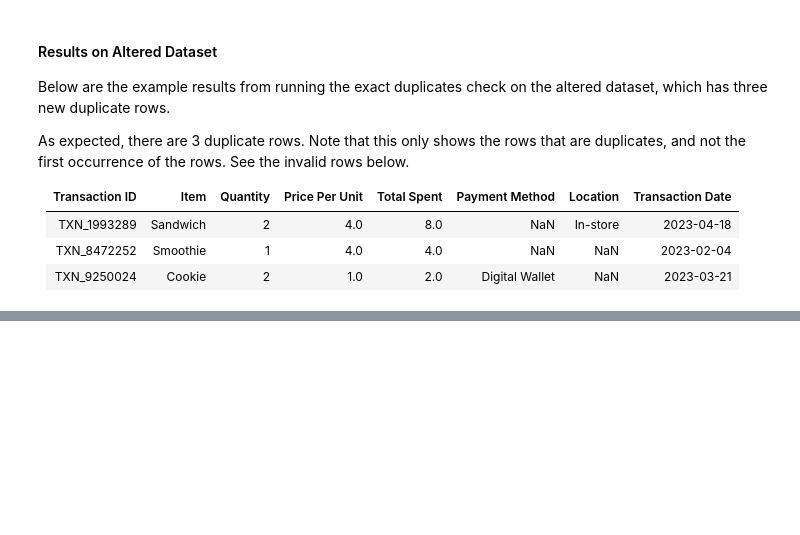
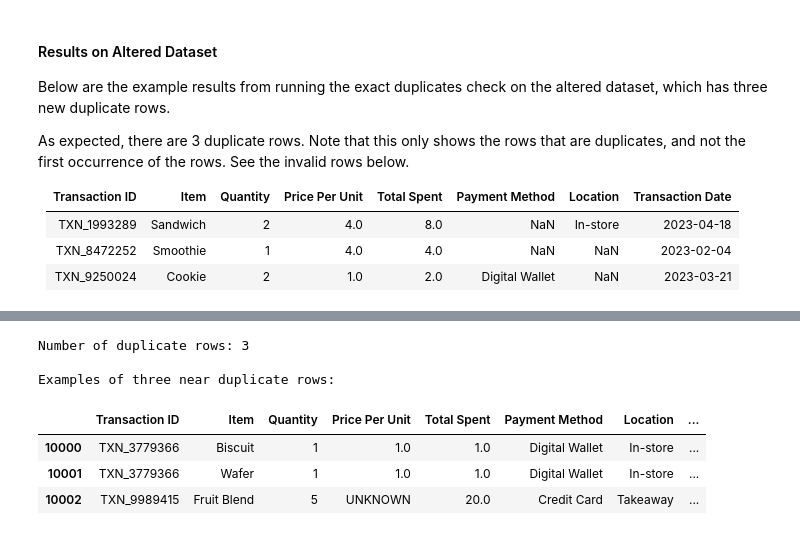
Before and after one commit to Natasa127/CSI4142-A2, a Jupyter notebook: Validity.ipynb, the cells around one changed output, grey strips where cells are left out. Cells and saved outputs as stored; diff of their text form; code cells hidden in the pictures; blank space fills up the shorter version.

```diff
--- a/Validity.ipynb
+++ b/Validity.ipynb
@@ -918,0 +1169,30 @@ As expected, there are 3 duplicate rows. Note that this only shows the rows that
+# %%
+# Error check on altered dataset
+
+# Create a copy of the dataframe where all the synonyms of the test attribute are replcaed by their key value
+sales_replaced_synonyms = altered_sales.copy()
+sales_replaced_synonyms[test_attribute] = altered_sales[test_attribute].apply(
+    lambda attribute: synonym_replacer(attribute, synonym_to_key)
+)
+
+# Check for exact duplicates in the modified dataset (using the method from section 9) to obtain the near duplicates
+# Apply the .duplicated method to the DataFrame to create a Series, with near duplicates set to True
+near_duplicates = sales_replaced_synonyms.duplicated()
+
+# Save the invalid rows
+invalid_near_duplicate_df = altered_sales.loc[near_duplicates]
+
+# Print the number of rows that are near duplicates
+print(f"Number of duplicate rows: {near_duplicates.sum()}\n")
+
+# Display the first 3 rows that are near duplicates
+print("Examples of three near duplicate rows:")
+invalid_near_duplicate_df.head(3)
+# %% [output]
+Number of duplicate rows: 3
+
+Examples of three near duplicate rows:
+|  | Transaction ID | Item | Quantity | Price Per Unit | Total Spent | Payment Method | Location | ... |
+| 10000 | TXN_3779366 | Biscuit | 1 | 1.0 | 1.0 | Digital Wallet | In-store | ... |
+| 10001 | TXN_3779366 | Wafer | 1 | 1.0 | 1.0 | Digital Wallet | In-store | ... |
+| 10002 | TXN_9989415 | Fruit Blend | 5 | UNKNOWN | 20.0 | Credit Card | Takeaway | ... |
```
Also changed, not shown: parts of 22 cells of this notebook, 1 other file.
